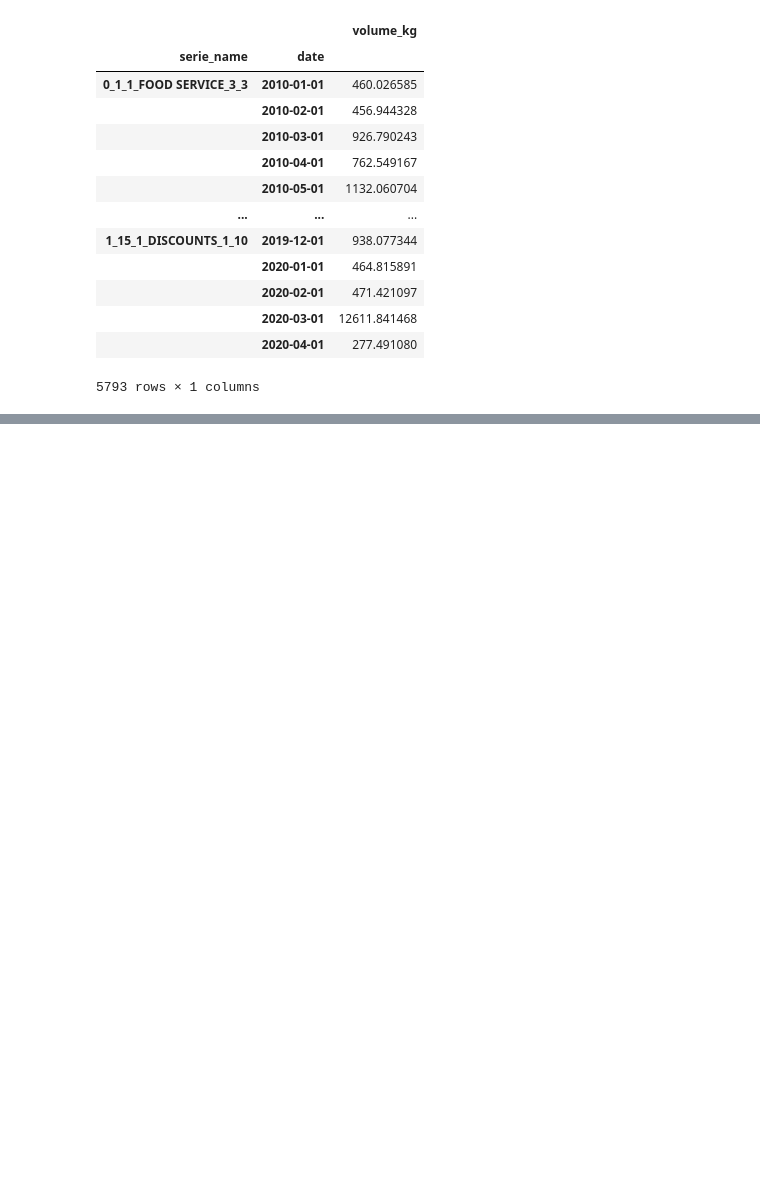
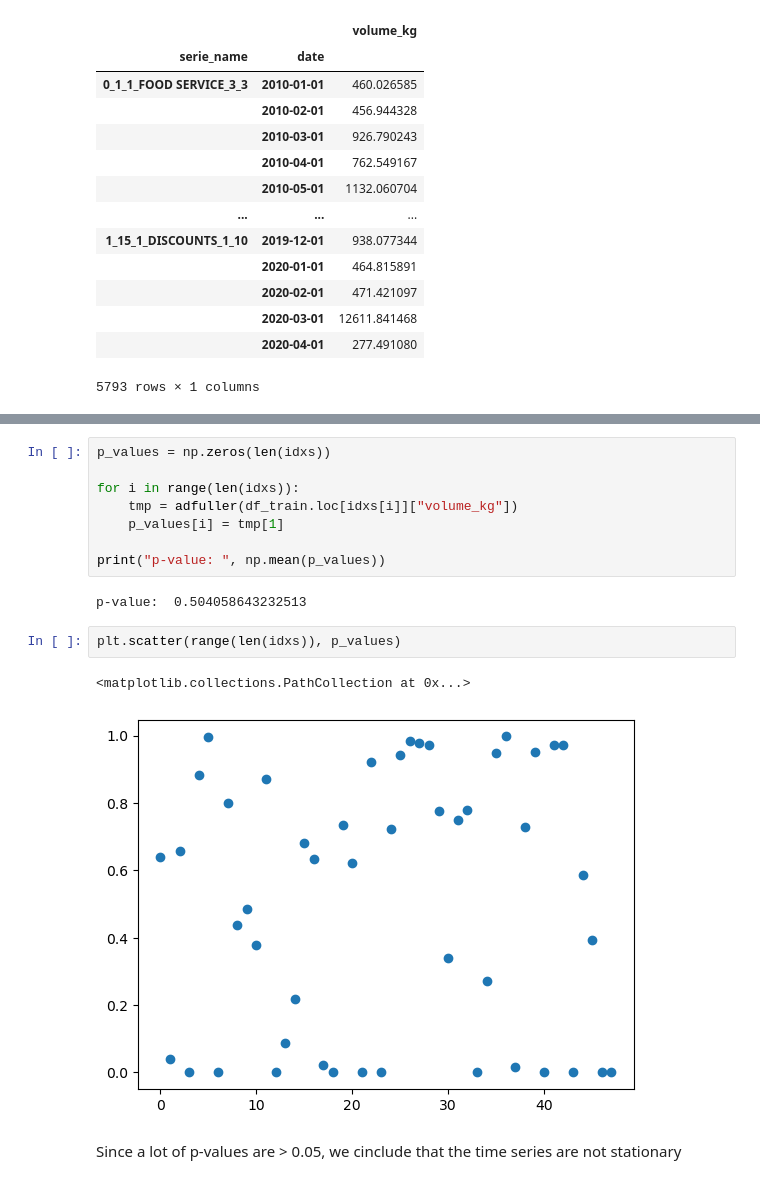
Before and after one commit to gianluca-24/training-camp-KPMG, a Jupyter notebook: leruotebucate.ipynb, the cells around one changed output, grey strips where cells are left out. Saved outputs shown, nothing was run; the diff lists cells and outputs as text; blank space fills up the shorter version.

```diff
--- a/leruotebucate.ipynb
+++ b/leruotebucate.ipynb
@@ -102,0 +142,17 @@ df_train
+# %%
+p_values = np.zeros(len(idxs))
+
+for i in range(len(idxs)):
+    tmp = adfuller(df_train.loc[idxs[i]]["volume_kg"])
+    p_values[i] = tmp[1]
+
+print("p-value: ", np.mean(p_values))
+# %% [output]
+p-value:  0.504058643232513
+# %%
+plt.scatter(range(len(idxs)), p_values)
+# %% [output]
+<matplotlib.collections.PathCollection at 0x...>
+[figure, added]
+# %% [markdown]
+Since a lot of p-values are > 0.05, we cinclude that the time series are not stationary
```
Also changed, not shown: parts of 4 cells of this notebook.
